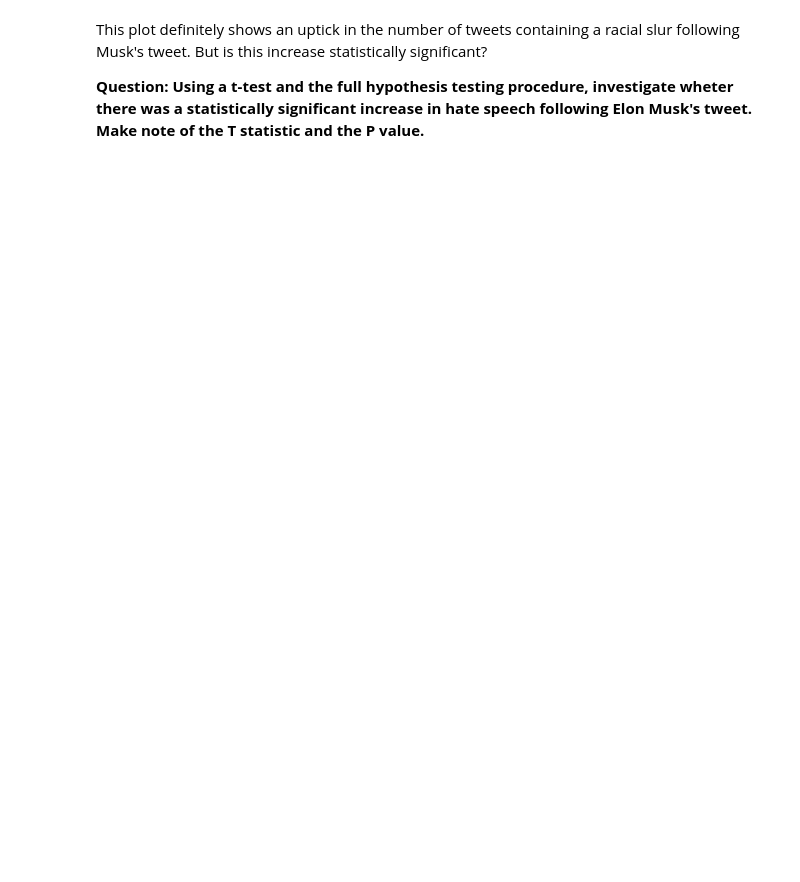
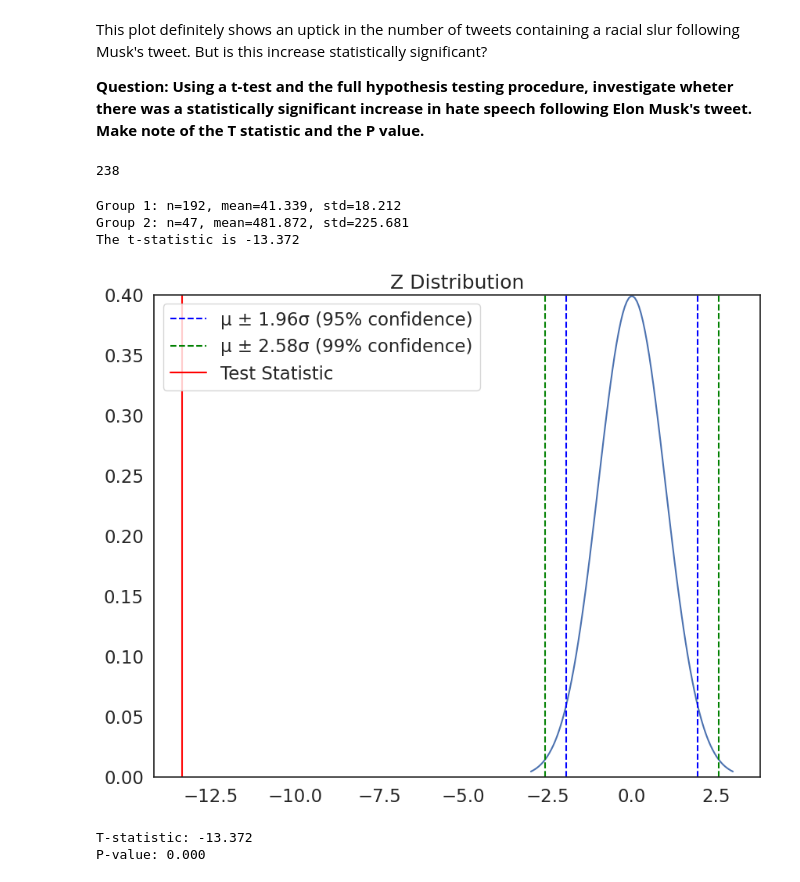
Before and after one commit to eli576/QM2, a Jupyter notebook: notebooks/W06. Hypothesis Testing.ipynb, the cells around one changed output. Saved outputs shown, nothing was run; the diff lists cells and outputs as text; code cells hidden in the pictures; blank space fills up the shorter version.

```diff
--- a/notebooks/W06. Hypothesis Testing.ipynb
+++ b/notebooks/W06. Hypothesis Testing.ipynb
@@ -336,0 +417,10 @@ This plot definitely shows an uptick in the number of tweets containing a racial
+# %%
+#2. selecting a critical value
+sample_size=len(tweets)
+df=sample_size-2
+df
+#Locate the critical region; the critical values for the t statistic are obtained using degrees of freedom ( df=n−2 ). Given that we have 1000 observations,  df=998 . If  df>1000 , you can simply memorize the following critical values:
+#At the 95% confidence level, the critical value is 1.96
+#At the 99% confidence level, the critical value is 2.58
+# %% [output]
+238
@@ -336,0 +429,18 @@ This plot definitely shows an uptick in the number of tweets containing a racial
+# %%
+#3. calculating the t-statistic (manually)
+
+#creating the two groups I want to compare
+pre_elon=tweets[tweets['hour']<tweet]['count']
+post_elon=tweets[tweets['hour']>tweet]['count']
+
+#using the t test function to calculate statistics manually
+t = manual_ttest(pre_elon, post_elon)
+# %% [output]
+Group 1: n=192, mean=41.339, std=18.212
+Group 2: n=47, mean=481.872, std=225.681
+The t-statistic is -13.372
+# %%
+#4. making a decision
+plot_z(t_statistic)
+# %% [output]
+[figure, added]
@@ -336,0 +450,11 @@ This plot definitely shows an uptick in the number of tweets containing a racial
+# %%
+# double checking - finding the p value and t-statisc using preset function
+from scipy import stats
+
+t_statistic, p_value = stats.ttest_ind(pre_elon, post_elon, equal_var=False)
+
+print(f"T-statistic: {t_statistic:.3f}")
+print(f"P-value: {p_value:.3f}")
+# %% [output]
+T-statistic: -13.372
+P-value: 0.000
```
Also changed, not shown: parts of 31 cells of this notebook.
